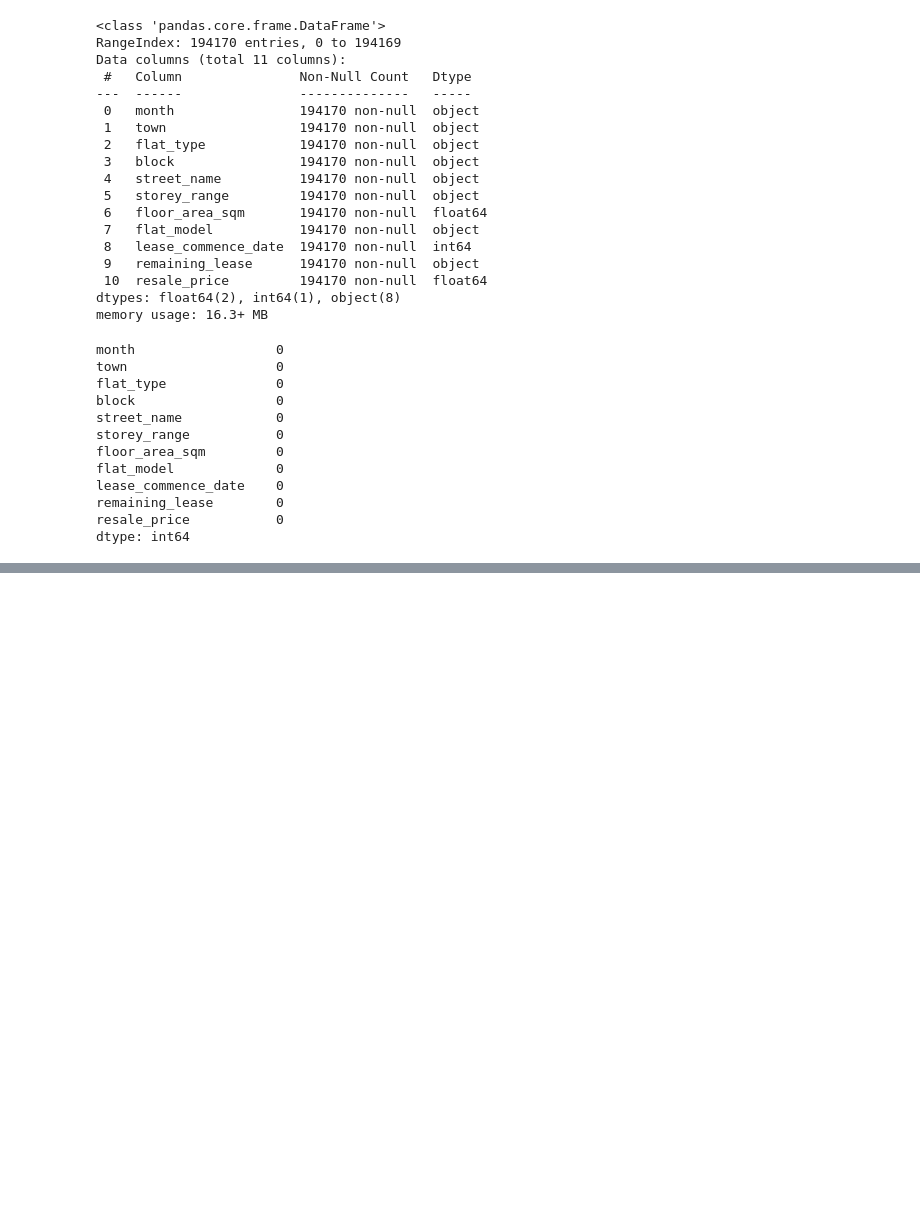
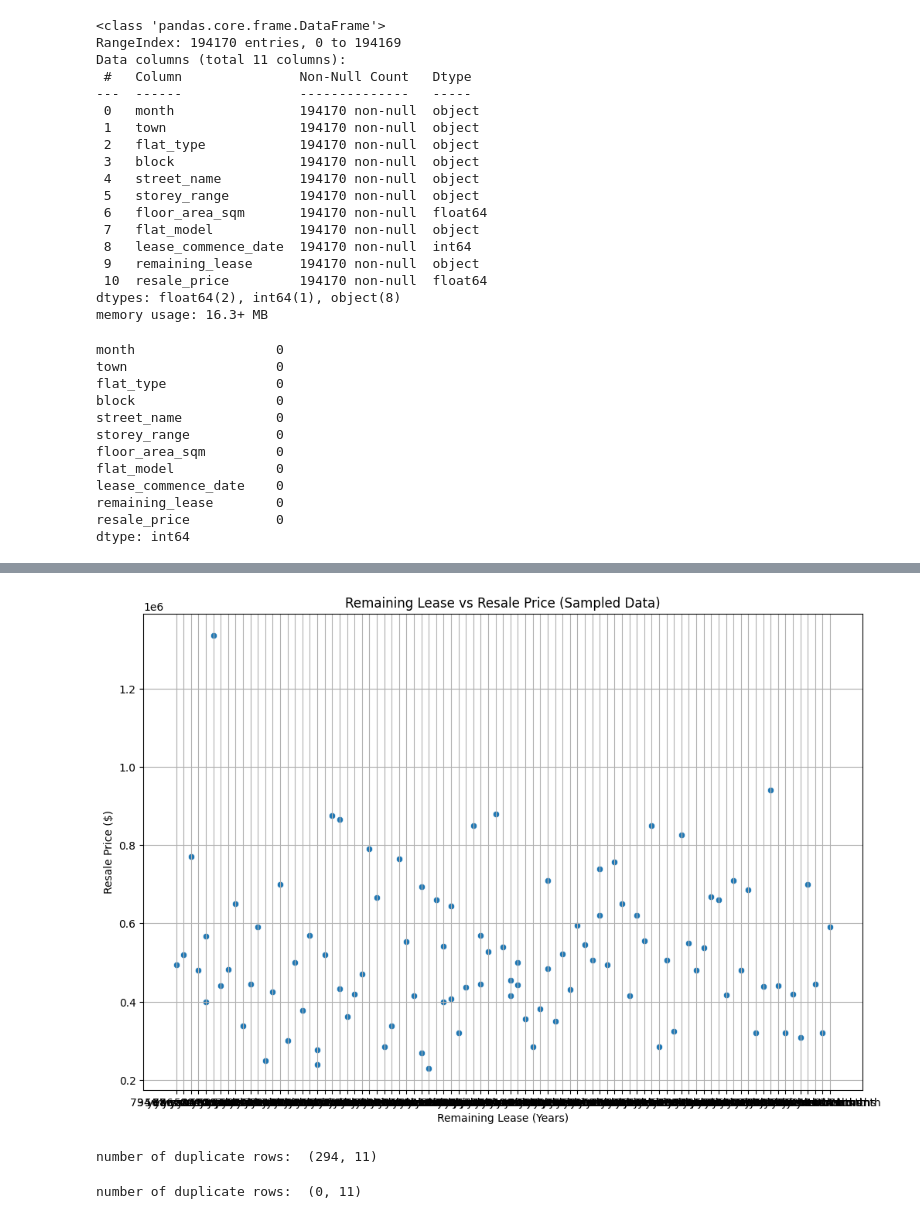
Before and after one commit to Bahbunb/DAC-Internal-Projects, a Jupyter notebook: Trial 1/datainfo.ipynb, the cells around one changed output, grey strips where cells are left out. Saved outputs shown, nothing was run; the diff lists cells and outputs as text; code cells hidden in the pictures; blank space fills up the shorter version.

```diff
--- a/Trial 1/datainfo.ipynb
+++ b/Trial 1/datainfo.ipynb
@@ -70,0 +86,5 @@ dtype: int64
+# %%
+#converting month and lease_commence_date to datetime format
+data['month'] = pd.to_datetime(data['month'])
+data['lease_commence_date'] = pd.to_datetime(data['lease_commence_date'], format="%Y")
+data.head()
@@ -70,0 +122,24 @@ dtype: int64
+# %%
+sampled_df = data.sample(n=100, random_state=1)
+
+# Plotting the sampled data
+plt.figure(figsize=(12, 8))
+sns.scatterplot(x='remaining_lease', y='resale_price', data=sampled_df)
+plt.title('Remaining Lease vs Resale Price (Sampled Data)')
+plt.xlabel('Remaining Lease (Years)')
+plt.ylabel('Resale Price ($)')
+plt.grid(True)
+plt.show()
+# %% [output]
+[figure, added]
+# %%
+duplicate_rows_data = data[data.duplicated()]
+print("number of duplicate rows: ", duplicate_rows_data.shape)
+# %% [output]
+number of duplicate rows:  (294, 11)
+# %%
+data = data.drop_duplicates()
+duplicate_rows_data = data[data.duplicated()]
+print("number of duplicate rows: ", duplicate_rows_data.shape)
+# %% [output]
+number of duplicate rows:  (0, 11)
```
Also changed, not shown: parts of 6 cells of this notebook.
